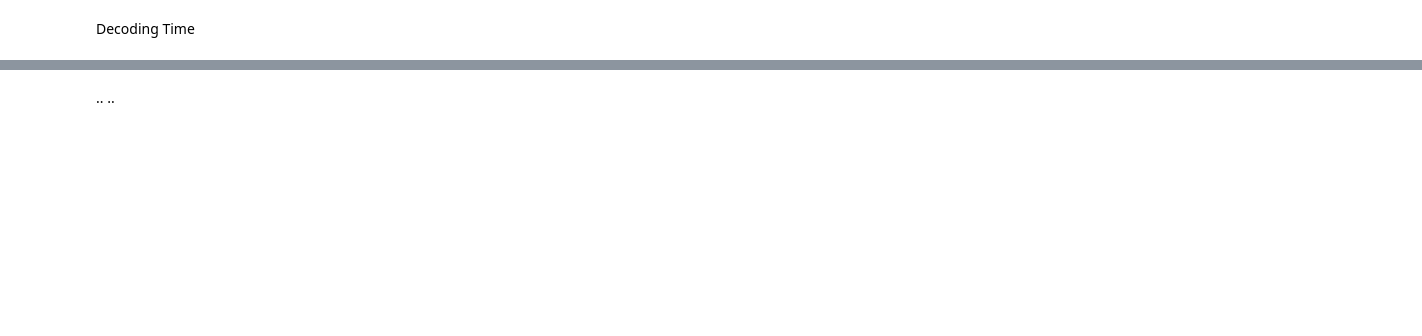
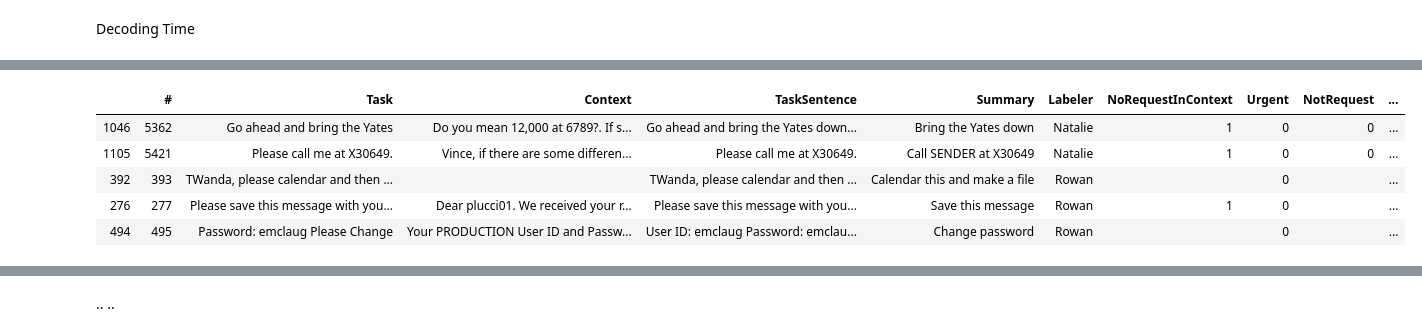
Before and after one commit to georgetao/extraction, a Jupyter notebook: LSTM_Summarizer/train_scratch.ipynb, the cells around one changed output, grey strips where cells are left out. Drawn from its saved outputs; the diff is of its cells as text; code cells hidden in the pictures; blank space fills up the shorter version.

```diff
--- a/LSTM_Summarizer/train_scratch.ipynb
+++ b/LSTM_Summarizer/train_scratch.ipynb
@@ -207,0 +211,9 @@ decoded_sents
+# %%
+test_data.head()
+# %% [output]
+|  | # | Task | Context | TaskSentence | Summary | Labeler | NoRequestInContext | Urgent | NotRequest | ... |
+| 1046 | 5362 | Go ahead and bring the Yates | Do you mean 12,000 at 6789?. If s... | Go ahead and bring the Yates down... | Bring the Yates down | Natalie | 1 | 0 | 0 | ... |
+| 1105 | 5421 | Please call me at X30649. | Vince, if there are some differen... | Please call me at X30649. | Call SENDER at X30649 | Natalie | 1 | 0 | 0 | ... |
+| 392 | 393 | TWanda, please calendar and then ... |  | TWanda, please calendar and then ... | Calendar this and make a file | Rowan |  | 0 |  | ... |
+| 276 | 277 | Please save this message with you... | Dear plucci01. We received your r... | Please save this message with you... | Save this message | Rowan | 1 | 0 |  | ... |
+| 494 | 495 | Password: emclaug Please Change | Your PRODUCTION User ID and Passw... | User ID: emclaug Password: emclau... | Change password | Rowan |  | 0 |  | ... |
```
Also changed, not shown: parts of 30 cells of this notebook, 9 other files.
